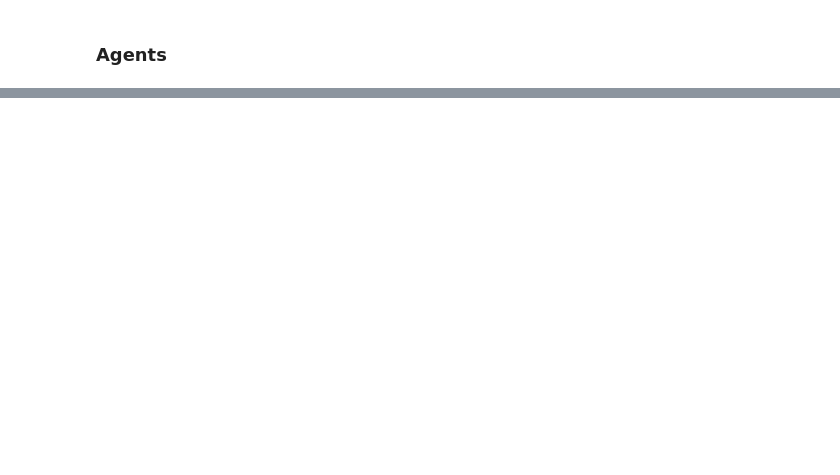
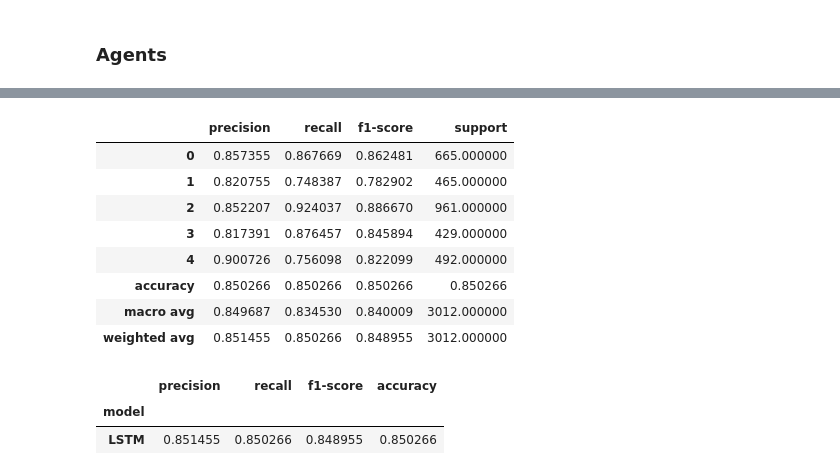
Before and after one commit to bess92/Deciphering_Central_Banks, a Jupyter notebook: notebooks/bessnotebook.ipynb, the cells around one changed output, grey strips where cells are left out. Drawn from its saved outputs; the diff is of its cells as text; code cells hidden in the pictures; blank space fills up the shorter version.

```diff
--- a/notebooks/bessnotebook.ipynb
+++ b/notebooks/bessnotebook.ipynb
@@ -639,0 +1120,12 @@ agent_report.round(2)
+# %%
+tokenizer_ag= Tokenizer()
+
+tokenizer_ag.fit_on_texts(X2_train)
+
+X2_train_token = tokenizer_ag.texts_to_sequences(X2_train)
+X2_test_token = tokenizer_ag.texts_to_sequences(X2_test)
+vocab_size_ag = len(tokenizer_ag.word_index)
+
+
+X2_train_tok_pad = pad_sequences(X2_train_token, dtype='float32', padding='post',maxlen=150)
+X2_test_tok_pad = pad_sequences(X2_test_token, dtype='float32', padding='post',maxlen=150)
@@ -639,0 +1169,21 @@ agent_report.round(2)
+# %%
+def initialize_model_ag_embed2():
+    model = Sequential()
+    model.add(layers.Embedding(input_dim=vocab_size_ag+1, output_dim=50, mask_zero=True))
+    model.add(layers.LSTM(64, activation='tanh'))
+    model.add(layers.Dense(100, activation='relu'))
+    model.add(layers.Dropout(0.3))
+    model.add(layers.Dense(10, activation='relu'))
+    model.add(layers.Dropout(0.2))
+    model.add(layers.Dense(5, activation='softmax'))
+
+    return model
+# %%
+model_ag_embed2 = compile_model(initialize_model_ag_embed2(), 'adam')
+# %%
+history_ag_embed2=model_ag_embed2.fit(X2_train_tok_pad, y2_train_cat,
+          batch_size = 32,
+          epochs=50,
+          validation_split=0.3,
+          callbacks = [LRreducer, EarlyStopper]
+         )
@@ -639,0 +1220,7 @@ agent_report.round(2)
+# %%
+y2_pred_lstm=[]
+for i in model_ag_embed2.predict(X2_test_tok_pad):
+    y2_pred_lstm.append(np.argmax(i))
+lstm_report2 = pd.DataFrame(classification_report(y2_test, y2_pred_lstm,output_dict=True)).transpose()
+lstm_report2
+# %% [output]
@@ -639,0 +1228,22 @@ agent_report.round(2)
+|  | precision | recall | f1-score | support |
+| 0 | 0.857355 | 0.867669 | 0.862481 | 665.000000 |
+| 1 | 0.820755 | 0.748387 | 0.782902 | 465.000000 |
+| 2 | 0.852207 | 0.924037 | 0.886670 | 961.000000 |
+| 3 | 0.817391 | 0.876457 | 0.845894 | 429.000000 |
+| 4 | 0.900726 | 0.756098 | 0.822099 | 492.000000 |
+| accuracy | 0.850266 | 0.850266 | 0.850266 | 0.850266 |
+| macro avg | 0.849687 | 0.834530 | 0.840009 | 3012.000000 |
+| weighted avg | 0.851455 | 0.850266 | 0.848955 | 3012.000000 |
+# %%
+lstm_report2_mod=lstm_report2.drop(columns=['support'])
+lstm_report2_mod['model']='LSTM'
+accuracy_lstm2=float(lstm_report2.iloc[5,1])
+lstm_report2_mod=lstm_report2_mod.iloc[[7],:].reset_index()
+lstm_report2_mod['accuracy']=accuracy_lstm2
+lstm_report2_mod.drop(columns=['index'],inplace=True)
+lstm_report2_mod.set_index('model',inplace=True)
+lstm_report2_mod
+# %% [output]
+|  | precision | recall | f1-score | accuracy |
+| model |  |  |  |  |
+| LSTM | 0.851455 | 0.850266 | 0.848955 | 0.850266 |
```
Also changed, not shown: parts of 71 cells of this notebook.
